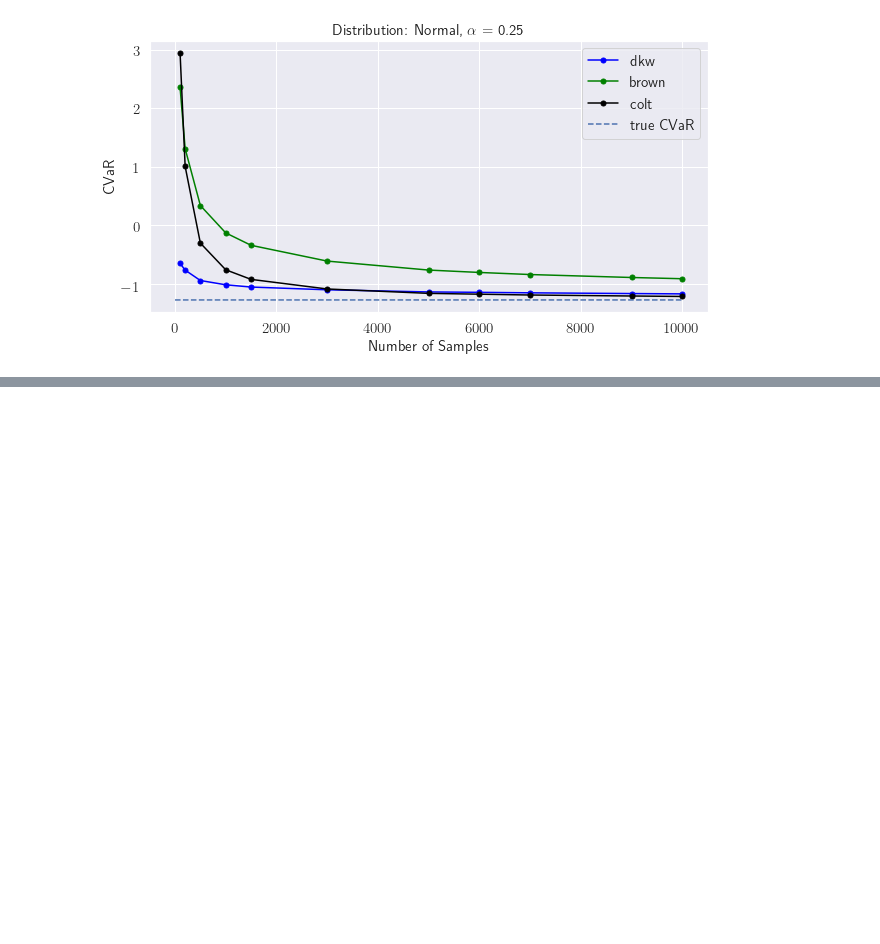
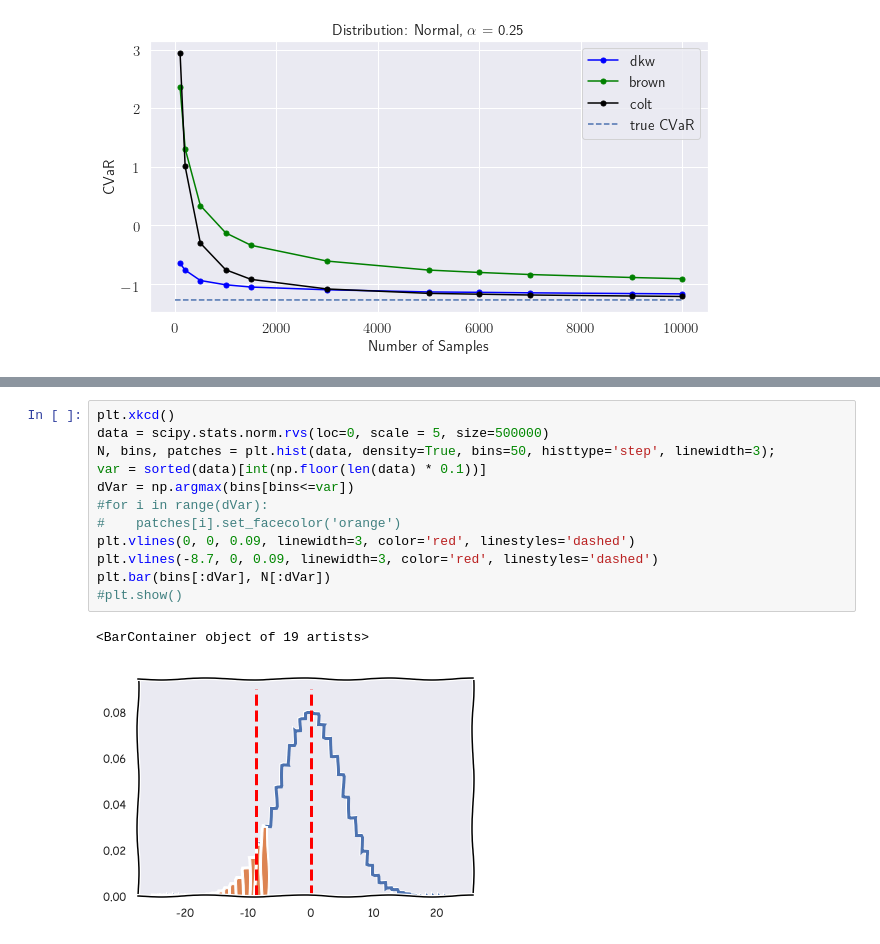
Before and after one commit to Rkeramati/cvar, a Jupyter notebook: Shift Comparison.ipynb, the cells around one changed output, grey strips where cells are left out. Drawn from its saved outputs; the diff is of its cells as text; blank space fills up the shorter version.

```diff
--- a/Shift Comparison.ipynb
+++ b/Shift Comparison.ipynb
@@ -209,0 +251,15 @@ custom_plot(opt_cvars, Normal_CVaR, num_samples, 'Normal')
+# %%
+plt.xkcd()
+data = scipy.stats.norm.rvs(loc=0, scale = 5, size=500000)
+N, bins, patches = plt.hist(data, density=True, bins=50, histtype='step', linewidth=3);
+var = sorted(data)[int(np.floor(len(data) * 0.1))]
+dVar = np.argmax(bins[bins<=var])
+#for i in range(dVar):
+#    patches[i].set_facecolor('orange')
+plt.vlines(0, 0, 0.09, linewidth=3, color='red', linestyles='dashed')
+plt.vlines(-8.7, 0, 0.09, linewidth=3, color='red', linestyles='dashed')
+plt.bar(bins[:dVar], N[:dVar])
+#plt.show()
+# %% [output]
+<BarContainer object of 19 artists>
+[figure, added]
```
Also changed, not shown: parts of 8 cells of this notebook.
